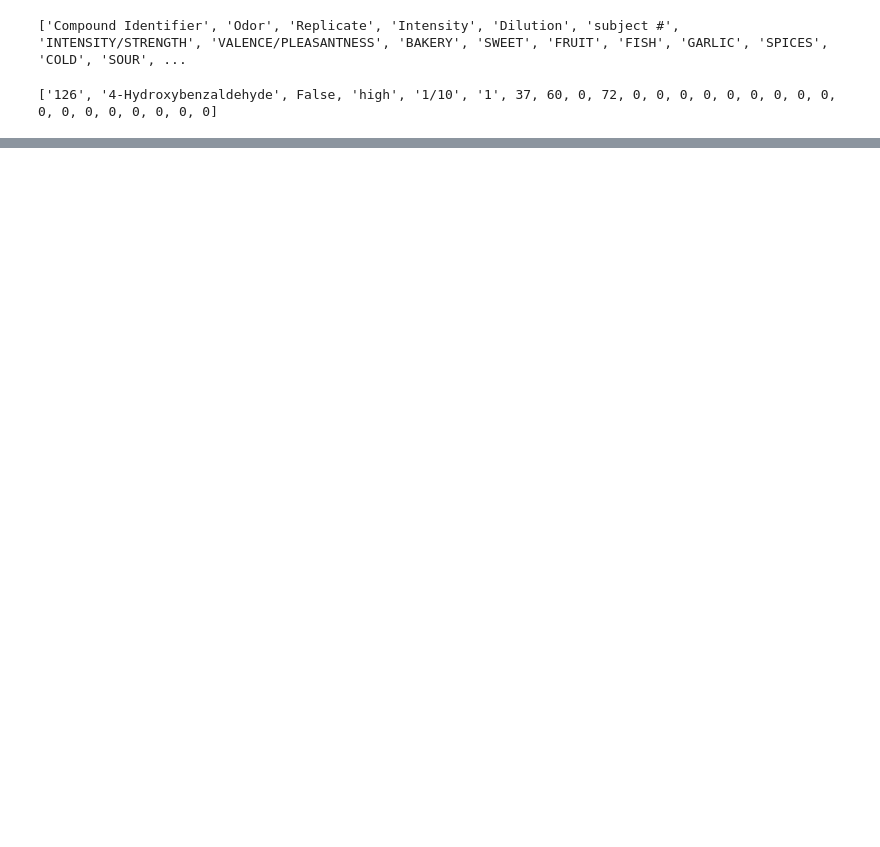
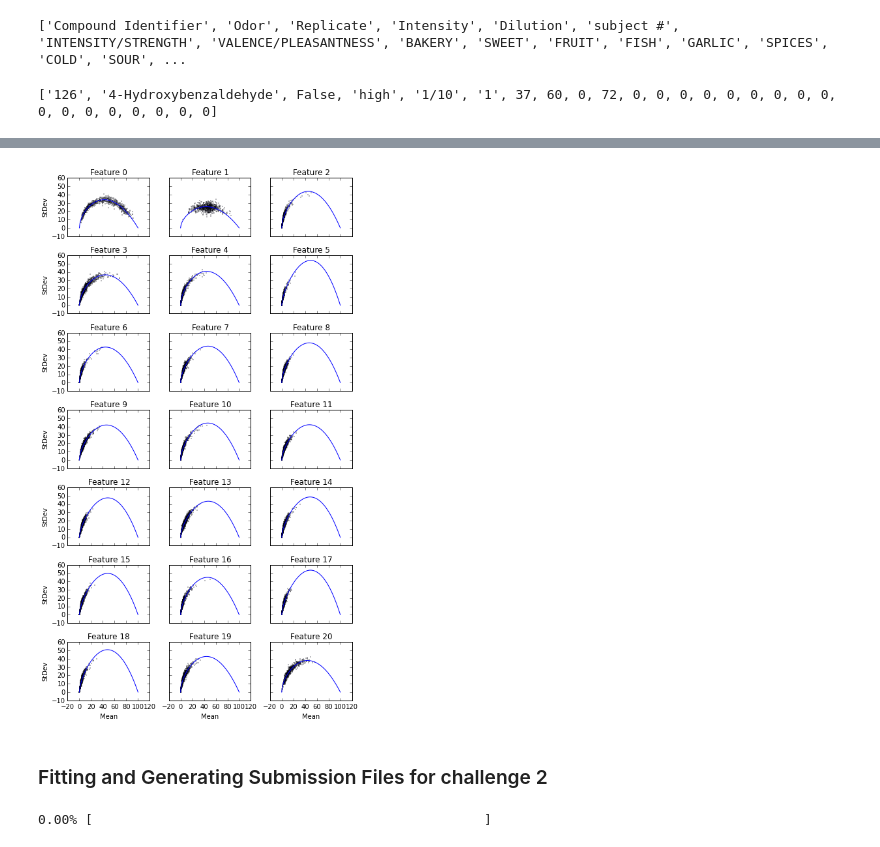
Before and after one commit to dream-olfaction/olfaction-prediction, a Jupyter notebook: opc_python/gerkin/collaborative.ipynb, the cells around one changed output, grey strips where cells are left out. Cells and saved outputs as stored; diff of their text form; code cells hidden in the pictures; blank space fills up the shorter version.

```diff
--- a/opc_python/gerkin/collaborative.ipynb
+++ b/opc_python/gerkin/collaborative.ipynb
@@ -442,0 +218,32 @@ loading.make_prediction_files(rfcs1,X_testset_int,X_testset_other,
+# %%
+# Plot stdev vs mean for each descriptor, and fit to a theoretically-motivated function.
+# These fit parameters will be used in the final model fit.
+def f_transformation(x, k0=1.0, k1=1.0):
+    return 100*(k0*(x/100)**(k1*0.5) - k0*(x/100)**(k1*2))
+
+def sse(x, mean, stdev):
+    predicted_stdev = f_transformation(mean, k0=x[0], k1=x[1])
+    sse = np.sum((predicted_stdev - stdev)**2)
+    return sse
+
+fig,axes = plt.subplots(7,3,sharex=True,sharey=True,figsize=(7,12))
+ax = axes.flat
+trans_params = {col:None for col in range(21)}
+from scipy.optimize import minimize
+for col in range(len(ax)):
+    Y_mean = Y_all_mask['mean_std'][:,col]
+    Y_stdev = Y_all_mask['mean_std'][:,col+21]
+    x = [1.0,1.0]
+    res = minimize(sse, x, args=(Y_mean,Y_stdev), method='L-BFGS-B')
+    trans_params[col] = res.x # We will use these for our transformations.
+    ax[col].scatter(Y_mean,Y_stdev,s=0.1)
+    x_ = np.linspace(0,100,100)
+    ax[col].plot(x_,f_transformation(x_, k0=res.x[0], k1=res.x[1]))
+    ax[col].set_title('Feature %d' % col)
+    if col >= 18:
+        ax[col].set_xlabel('Mean')
+    if col % 3 == 0:
+        ax[col].set_ylabel('StDev')
+plt.tight_layout()
+# %% [output]
+[figure, added]
@@ -442,0 +265,15 @@ loading.make_prediction_files(rfcs1,X_testset_int,X_testset_other,
+# %% [markdown]
+### Fitting and Generating Submission Files for challenge 2
+# %%
+# Fit training data.
+# Ignoring warning that arises if too few trees are used.
+# Ignore intensity score which is based on within-sample validation,
+# due to use of ExtraTreesClassifier.
+n_estimators = 1000
+rfcs_leaderboard,score,rs = fit2.rfc_final(X_training,Y_training_imp['mean_std'],
+                                           Y_training_mask['mean_std'],max_features,
+                                           min_samples_leaf,max_depth,use_et,use_mask,
+                                           trans_weight,trans_params,
+                                           n_estimators=n_estimators)
+# %% [output]
+0.00% [                                                  ]
```
Also changed, not shown: parts of 61 cells of this notebook, 4 other files.
